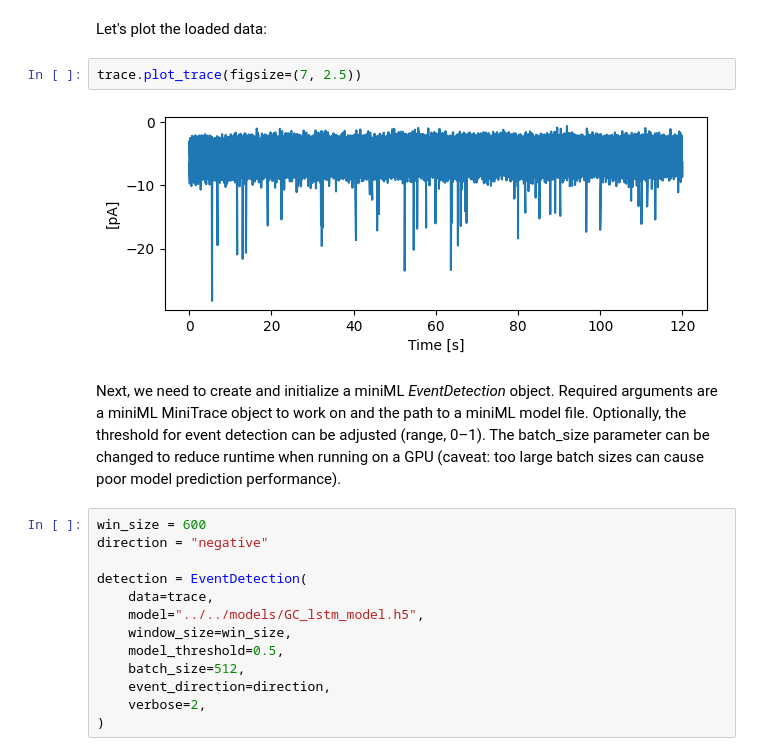
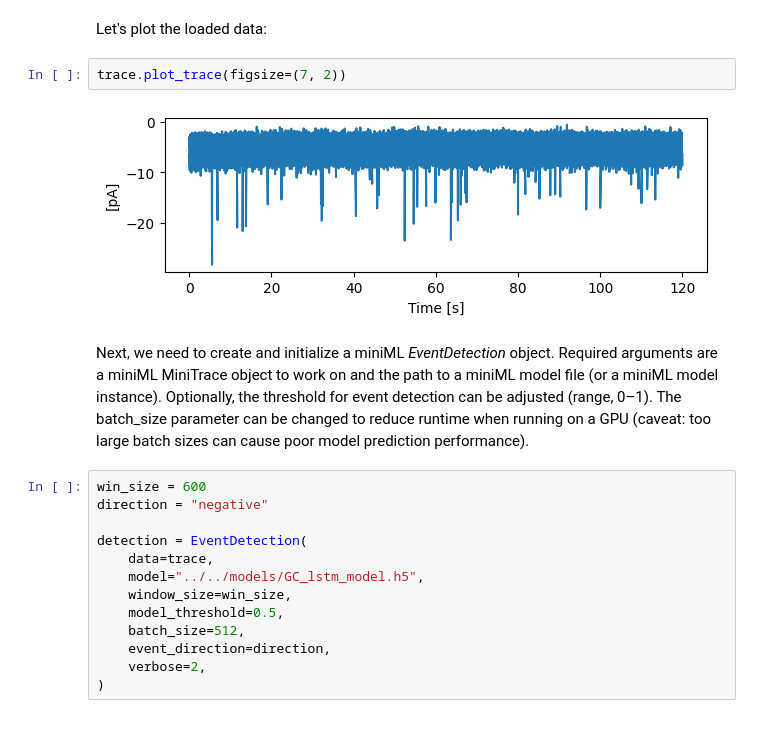
Before and after one commit to delvendahl/miniML, a Jupyter notebook: docs/general/tutorial.ipynb, the cells around one changed output. Cells and saved outputs as stored; diff of their text form; blank space fills up the shorter version.

```diff
--- a/docs/general/tutorial.ipynb
+++ b/docs/general/tutorial.ipynb
@@ -43,11 +43,11 @@ trace = TraceLoader.from_axon_file(filename=filename,
 # %% [markdown]
 Let's plot the loaded data:
 # %%
-trace.plot_trace(figsize=(7, 2.5))
+trace.plot_trace(figsize=(7, 2))
 # %% [output]
-[figure, old version]
+[figure, new version]
 # %% [markdown]
-Next, we need to create and initialize a miniML _EventDetection_ object. Required arguments are a miniML MiniTrace object to work on and the path to a miniML model file. Optionally, the threshold for event detection can be adjusted (range, 0–1). The batch_size parameter can be changed to reduce runtime when running on a GPU (caveat: too large batch sizes can cause poor model prediction performance).
+Next, we need to create and initialize a miniML _EventDetection_ object. Required arguments are a miniML MiniTrace object to work on and the path to a miniML model file (or a miniML model instance). Optionally, the threshold for event detection can be adjusted (range, 0–1). The batch_size parameter can be changed to reduce runtime when running on a GPU (caveat: too large batch sizes can cause poor model prediction performance).
 # %%
 win_size = 600
 direction = "negative"
```
Also changed, not shown: parts of 5 cells of this notebook, 1 other file.
